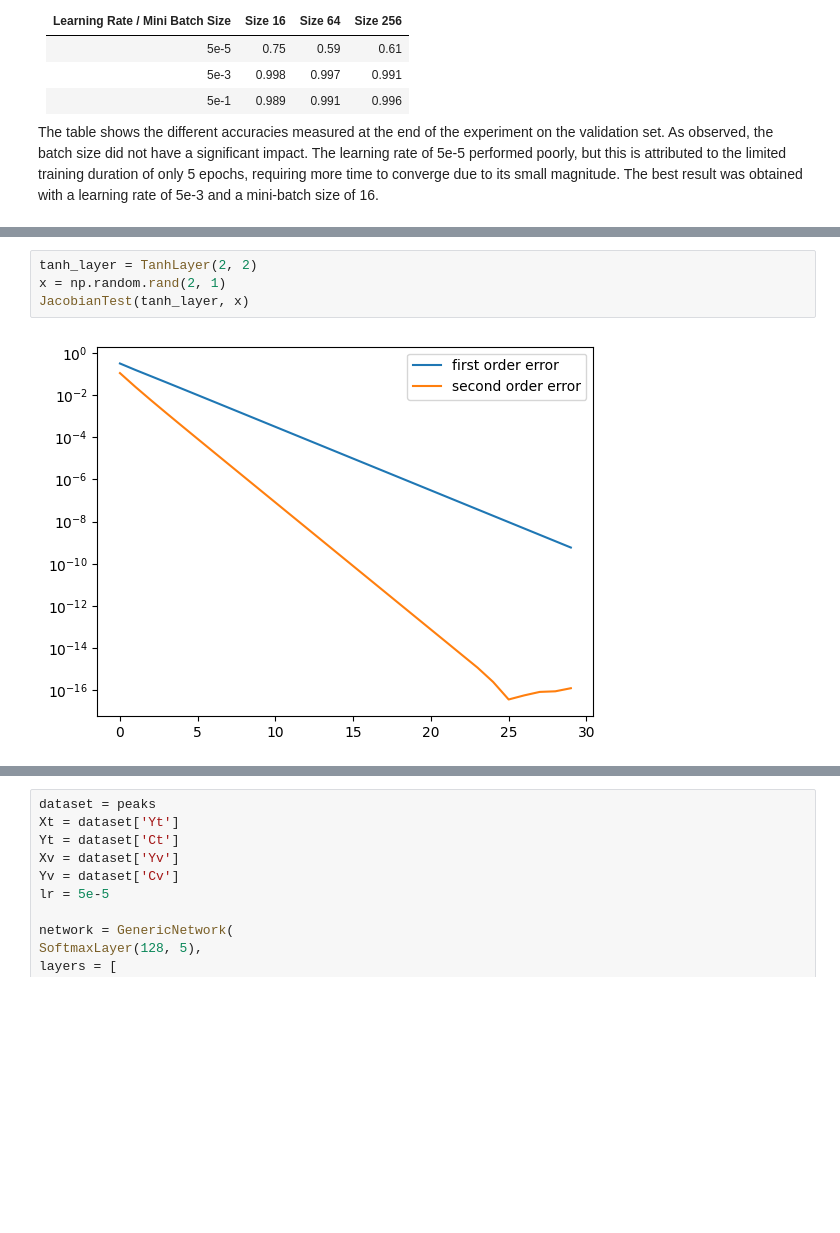
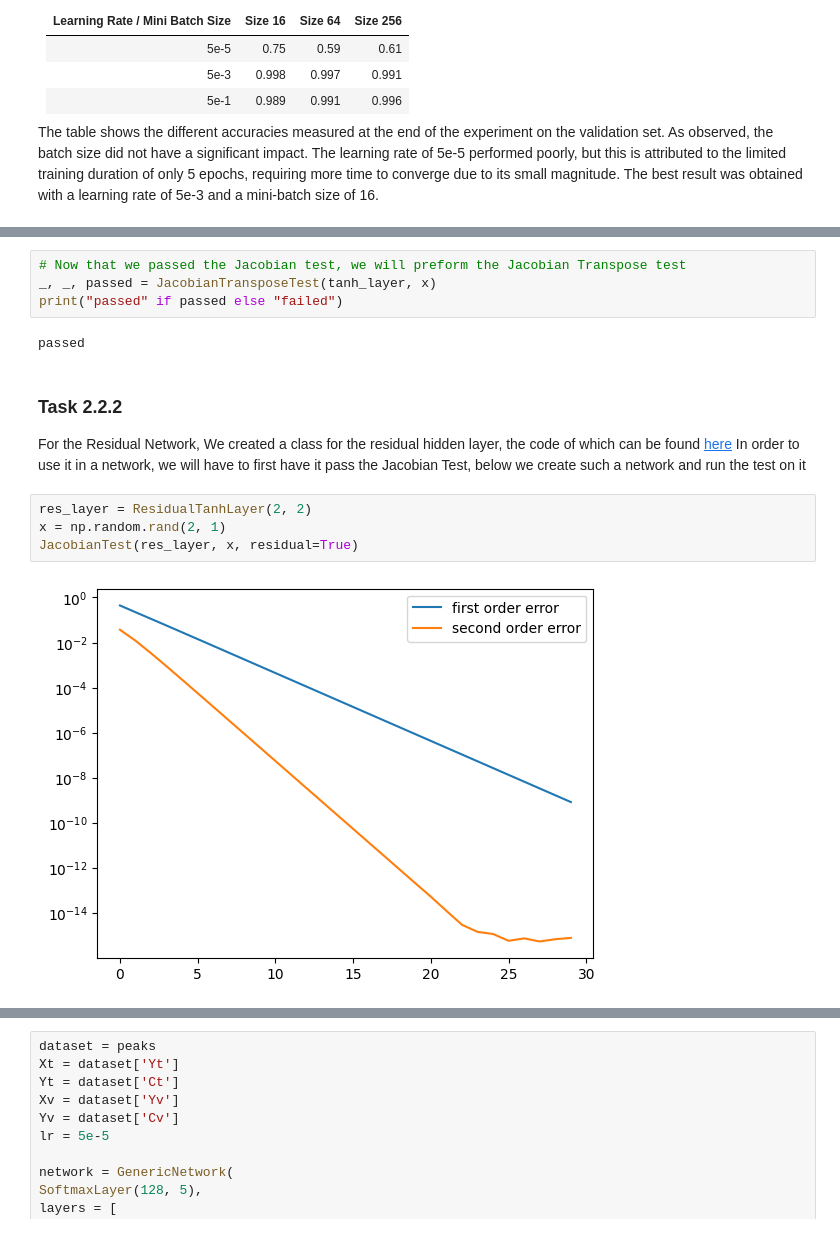
Before and after one commit to elemyoav/Deep-Learning, a Jupyter notebook: Deep-Learning-1.ipynb, the cells around one changed output, grey strips where cells are left out. Cells and saved outputs as stored; diff of their text form; blank space fills up the shorter version.

```diff
--- a/Deep-Learning-1.ipynb
+++ b/Deep-Learning-1.ipynb
@@ -193,6 +205,17 @@ Below we plotted the results of the Jacobian test on the `tanh` layer we created
+# %%
+# Now that we passed the Jacobian test, we will preform the Jacobian Transpose test
+_, _, passed = JacobianTransposeTest(tanh_layer, x)
+print("passed" if passed else "failed")
+# %% [output]
+passed
+# %% [markdown]
+### Task 2.2.2
+
+For the Residual Network, We created a class for the residual hidden layer, the code of which can be found [here](layers.py)
+In order to use it in a network, we will have to first have it pass the Jacobian Test, below we create such a network and run the test on it
 # %%
-tanh_layer = TanhLayer(2, 2)
+res_layer = ResidualTanhLayer(2, 2)
 x = np.random.rand(2, 1)
-JacobianTest(tanh_layer, x)
+JacobianTest(res_layer, x, residual=True)
 # %% [output]
-[figure, old version]
+[figure, new version]
```
Also changed, not shown: parts of 11 cells of this notebook, 1 other file.
